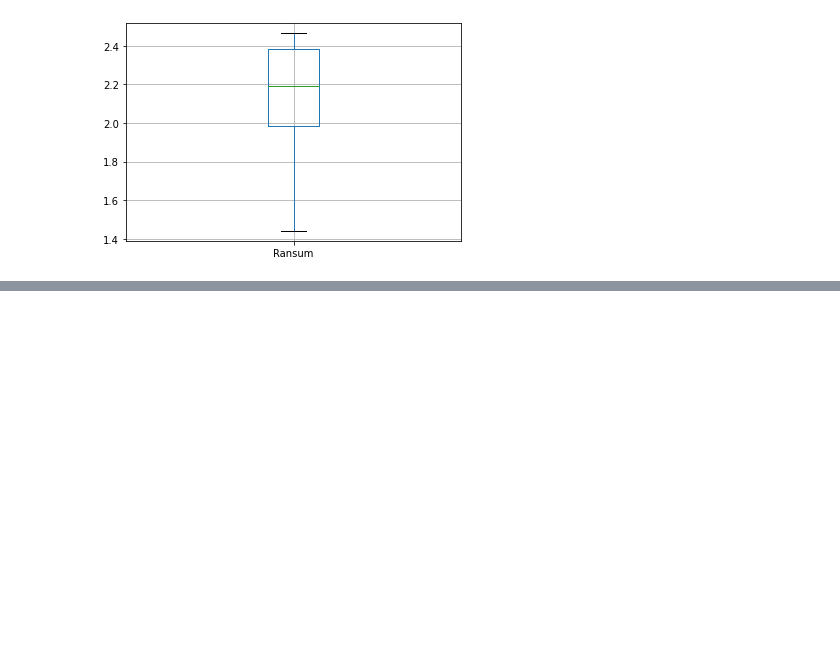
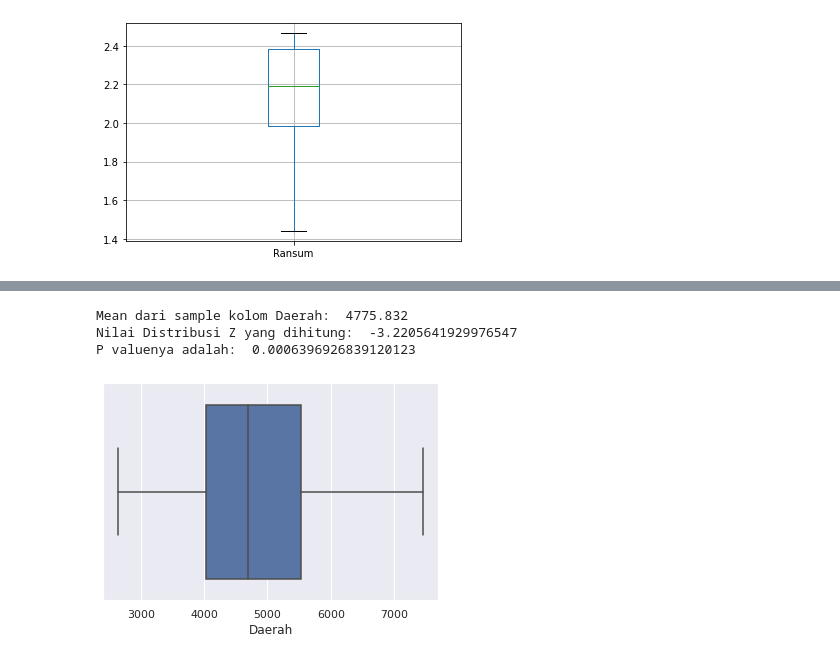
Before and after one commit to AlfandaviAU/Tubes1Probstat, a Jupyter notebook: Backup.ipynb, the cells around one changed output, grey strips where cells are left out. Cells and saved outputs as stored; diff of their text form; code cells hidden in the pictures; blank space fills up the shorter version.

```diff
--- a/Backup.ipynb
+++ b/Backup.ipynb
@@ -150,0 +195,42 @@ df.boxplot(column=['Ransum'])
+# %%
+import seaborn as sns
+sns.set()
+# SOAL 4
+# Melakukan test hipotesis 1 sampel, dengan menuliskan 6 langkah testing dan menampilkan
+# juga boxplotnya untuk kolom/bagian yang bersesuaian.
+# a. Nilai rata-rata Daerah di atas 4700?
+# b. Nilai Rata-rata Sumbu Utama tidak sama dengan 116?
+# c. Nilai Rata-rata 20 baris pertama kolom Sumbu Kecil bukan 50?
+# d. Proporsi nilai Diameter yang lebih dari 85, adalah tidak sama dengan 15% ?
+# e. Proporsi nilai Keliling yang kurang dari 100, adalah kurang dari 5% ?
+
+sampel = df.sample(250) # ambil setengah data sebagai sampel yaitu 500/2 = 250
+
+# Fungsi untuk menghitung nilai Z (Distribusi Sample) dari masing-masing kolom
+def hitungNilaiZ(RataSampel, RataPopulasi, DeviasiPopulasi, jumlahSampel):
+    return ((RataSampel - RataPopulasi) * (jumlahSampel) ** 1/2)/DeviasiPopulasi
+
+def Soal4(Sampelnya, population, jumlahSampel, columns):
+    MeanKolom = Sampelnya[columns].mean()
+    print("Mean dari sample kolom Daerah: ", MeanKolom);
+    NilaiZ = hitungNilaiZ(MeanKolom, population[columns].mean(), population[columns].std(), jumlahSampel)
+    print("Nilai Distribusi Z yang dihitung: ", NilaiZ);
+    print("P valuenya adalah: ", norm.sf(abs(NilaiZ)));
+
+    # Bikin BoxPlot
+    sns.boxplot(data=Sampelnya, x=str(columns));
+# %%
+# 4A Nilai rata-rata Daerah di atas 4700 ?
+# Langkah 1: null hypothesis Mean (H0) = 4700
+# Langkah 2: alternative hypothesis (H1) Mean > 4700
+# Langkah 3: alpha = 0.05
+# Langkah 4: uji tes mean Z one tailed, alpha = 0.05, daerah kritis: Z > 1.645
+# Langkah 5: uji tes statistik one tailed
+# Langkah 6: nilai distribusi Z berada pada daerah krisis dan p-value lebih kecil dari alpha, maka tolak null hypothesis
+
+Soal4(sampel, df, 250, "Daerah")
+# %% [output]
+Mean dari sample kolom Daerah:  4775.832
+Nilai Distribusi Z yang dihitung:  -3.2205641929976547
+P valuenya adalah:  0.0006396926839120123
+[figure, added]
```
Also changed, not shown: parts of 5 cells of this notebook, 1 other file.
